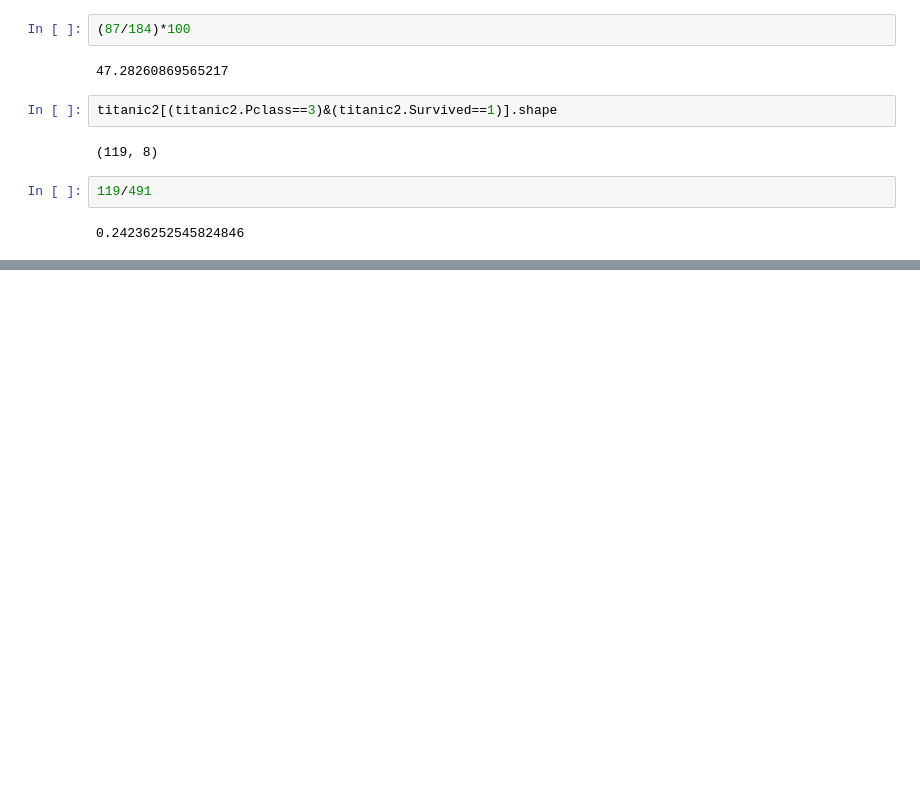
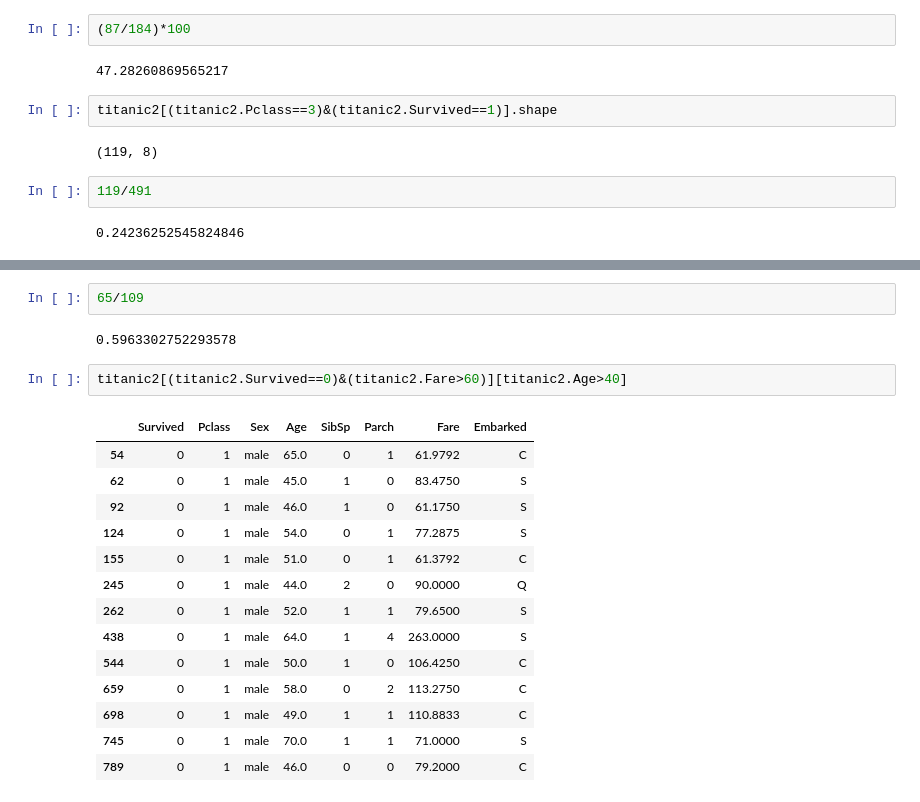
Before and after one commit to nnkrishnakumar/Data_Analytics_24-4-2023, a Jupyter notebook: pandas.ipynb, the cells around one changed output, grey strips where cells are left out. Drawn from its saved outputs; the diff is of its cells as text; blank space fills up the shorter version.

```diff
--- a/pandas.ipynb
+++ b/pandas.ipynb
@@ -1262,0 +1322,21 @@ titanic2[(titanic2.Pclass==3)&(titanic2.Survived==1)].shape
+# %%
+65/109
+# %% [output]
+0.5963302752293578
+# %%
+titanic2[(titanic2.Survived==0)&(titanic2.Fare>60)][titanic2.Age>40]
+# %% [output]
+|  | Survived | Pclass | Sex | Age | SibSp | Parch | Fare | Embarked |
+| 54 | 0 | 1 | male | 65.0 | 0 | 1 | 61.9792 | C |
+| 62 | 0 | 1 | male | 45.0 | 1 | 0 | 83.4750 | S |
+| 92 | 0 | 1 | male | 46.0 | 1 | 0 | 61.1750 | S |
+| 124 | 0 | 1 | male | 54.0 | 0 | 1 | 77.2875 | S |
+| 155 | 0 | 1 | male | 51.0 | 0 | 1 | 61.3792 | C |
+| 245 | 0 | 1 | male | 44.0 | 2 | 0 | 90.0000 | Q |
+| 262 | 0 | 1 | male | 52.0 | 1 | 1 | 79.6500 | S |
+| 438 | 0 | 1 | male | 64.0 | 1 | 4 | 263.0000 | S |
+| 544 | 0 | 1 | male | 50.0 | 1 | 0 | 106.4250 | C |
+| 659 | 0 | 1 | male | 58.0 | 0 | 2 | 113.2750 | C |
+| 698 | 0 | 1 | male | 49.0 | 1 | 1 | 110.8833 | C |
+| 745 | 0 | 1 | male | 70.0 | 1 | 1 | 71.0000 | S |
+| 789 | 0 | 1 | male | 46.0 | 0 | 0 | 79.2000 | C |
```
Also changed, not shown: parts of 12 cells of this notebook.
